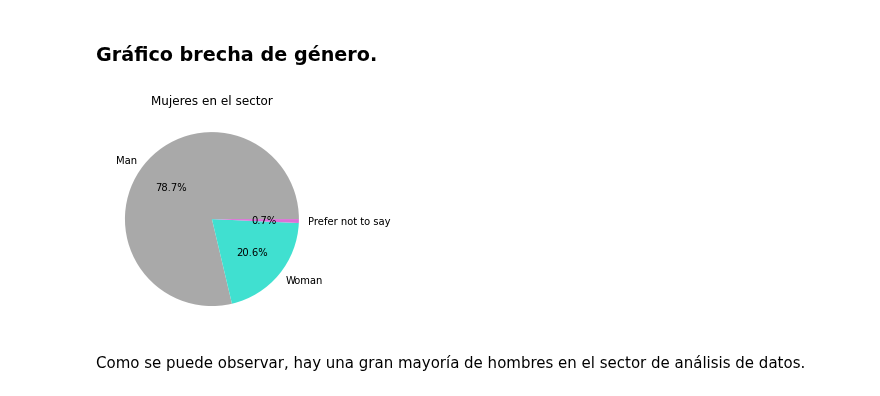
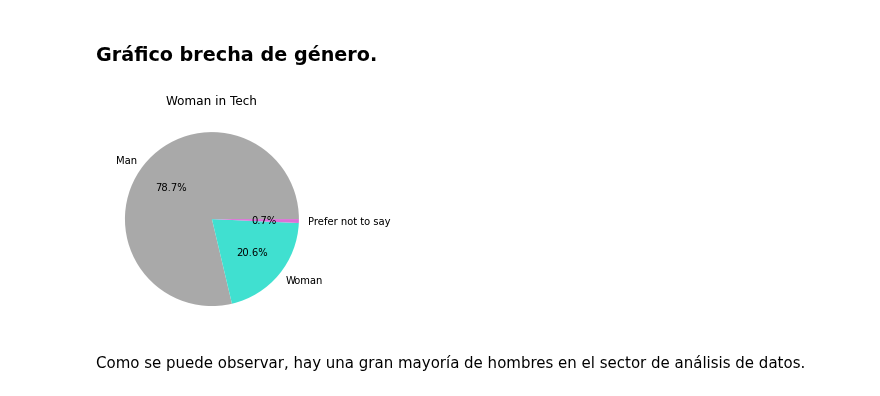
Before and after one commit to MonicaSL110/proyecto-transformacion-digital, a Jupyter notebook: preguntas_graficas.ipynb, the cells around one changed output. Drawn from its saved outputs; the diff is of its cells as text; code cells hidden in the pictures.

```diff
--- a/preguntas_graficas.ipynb
+++ b/preguntas_graficas.ipynb
@@ -87,9 +87,9 @@ df_explode.head(1)
 # %%
 plt.figure()
 plt.pie(df['gender'].value_counts()[:3],labels= df['gender'].value_counts().index[:3],autopct='%1.1f%%',  colors = ['darkgrey','turquoise','orchid']);
-plt.title('Mujeres en el sector');
+plt.title('Woman in Tech');
 # %% [output]
-[figure, old version]
+[figure, new version]
 # %% [markdown]
 Como se puede observar, hay una gran mayoría de hombres en el sector de análisis de datos.
 # %% [markdown]
```
Also changed, not shown: parts of 1 cell of this notebook.
